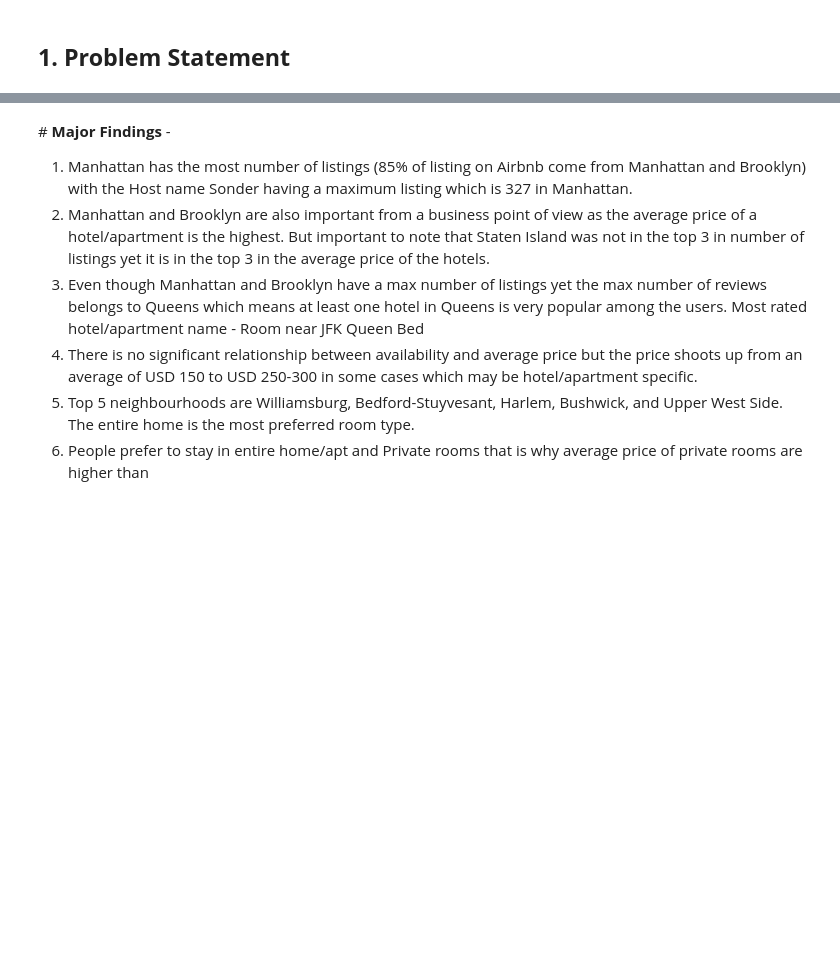
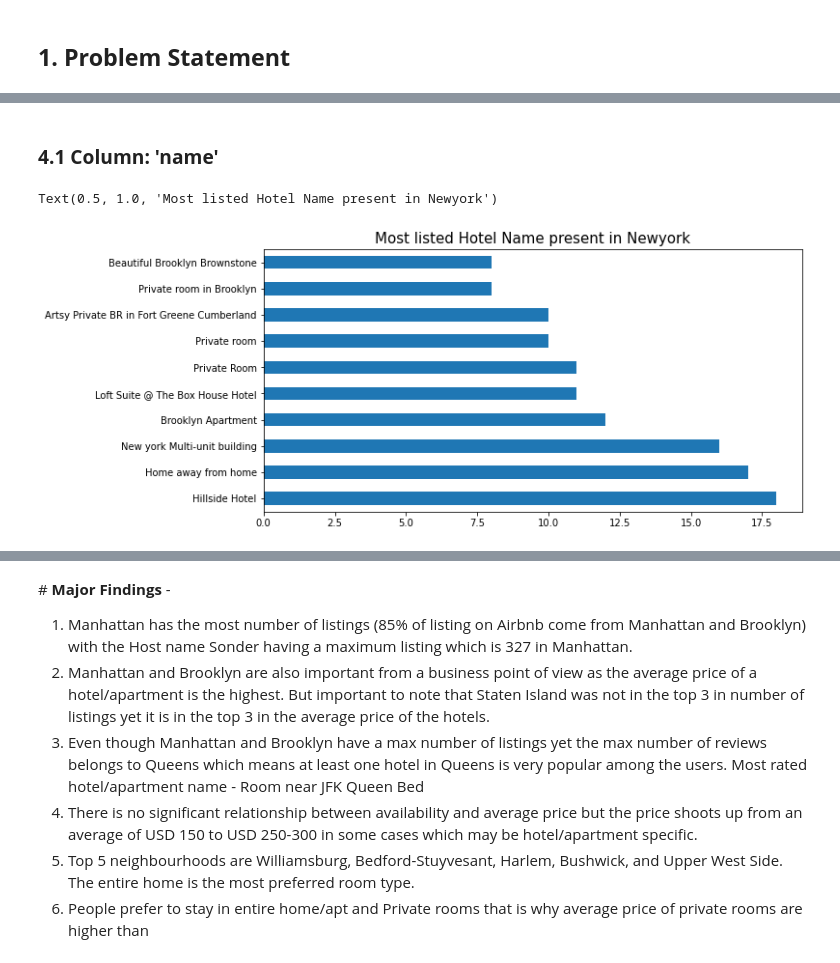
Before and after one commit to Navneet2409/Airbnb-Booking-Analysis, a Jupyter notebook: Airbnb_Notebook_Navneet_Keshri.ipynb, the cells around one changed output, grey strips where cells are left out. Saved outputs shown, nothing was run; the diff lists cells and outputs as text; code cells hidden in the pictures; blank space fills up the shorter version.

```diff
--- a/Airbnb_Notebook_Navneet_Keshri.ipynb
+++ b/Airbnb_Notebook_Navneet_Keshri.ipynb
@@ -862,0 +301,9 @@ Text(0, 0.5, 'Average Price')
+# %% [markdown]
+### **4.1 Column: 'name'**
+# %%
+# Most listed Hotel Name present in Newyork
+name = airbnb['name'].value_counts()[:10].plot(kind='barh', figsize = (10,5))
+name.set_title('Most listed Hotel Name present in Newyork', size=15)
+# %% [output]
+Text(0.5, 1.0, 'Most listed Hotel Name present in Newyork')
+[figure, added]
```
Also changed, not shown: parts of 174 cells of this notebook.
